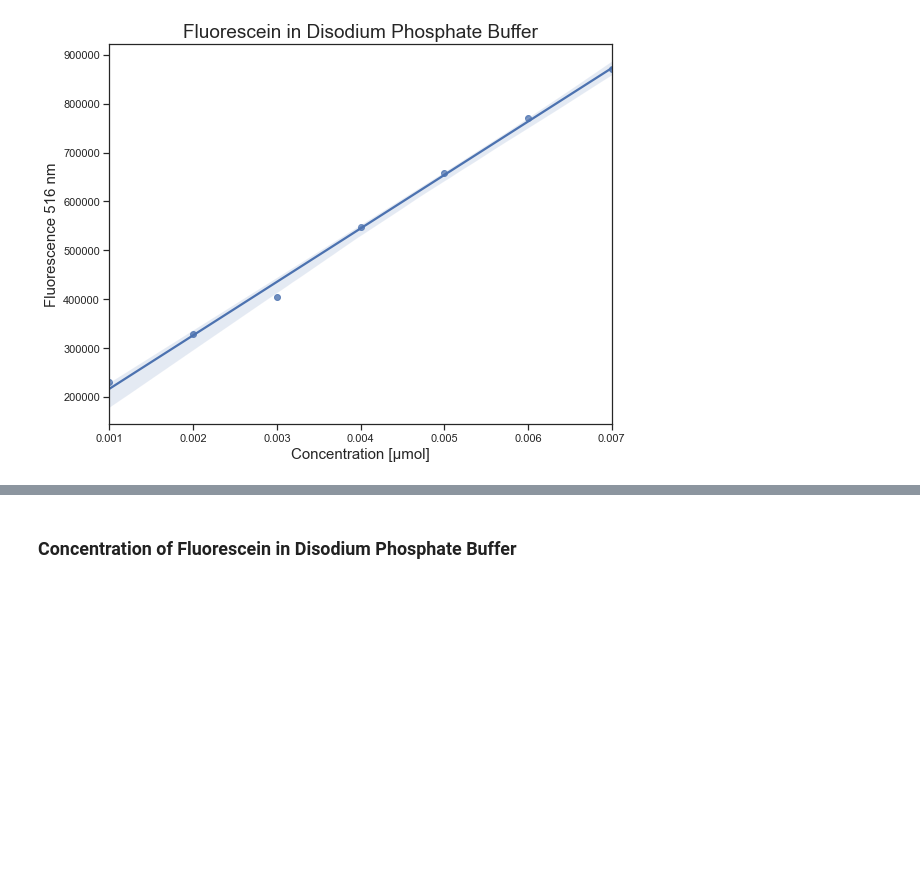
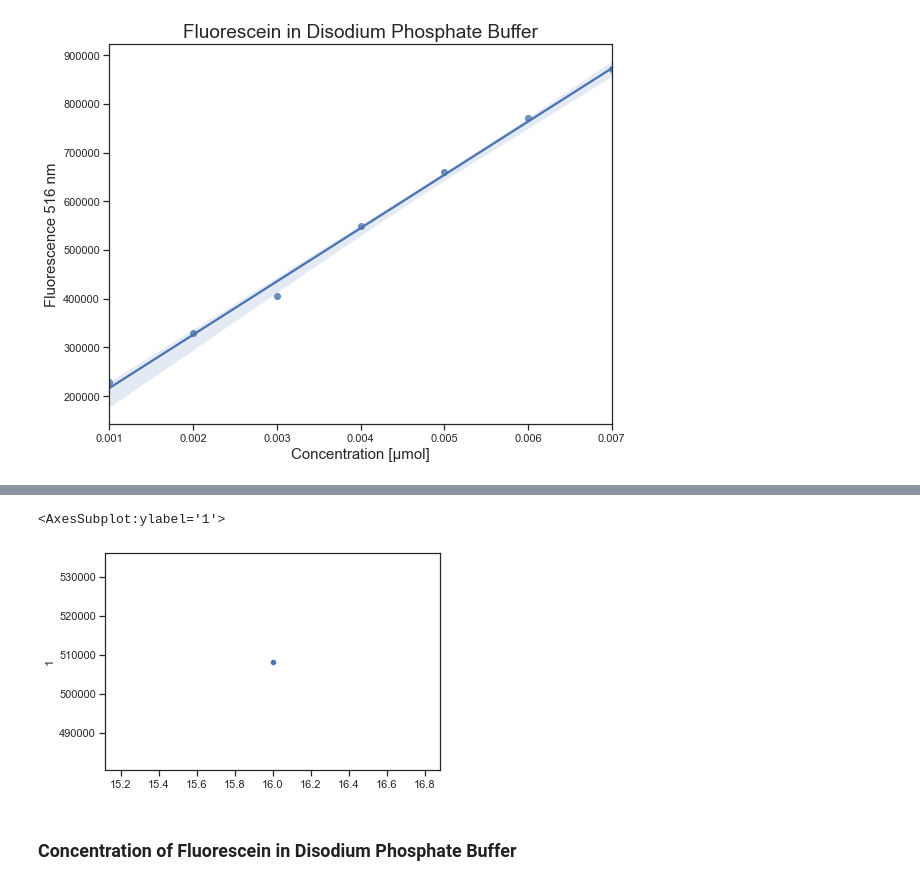
Before and after one commit to ChrisMontez/Spectrofluorometry, a Jupyter notebook: Data Analysis.ipynb, the cells around one changed output, grey strips where cells are left out. Drawn from its saved outputs; the diff is of its cells as text; code cells hidden in the pictures; blank space fills up the shorter version.

```diff
--- a/Data Analysis.ipynb
+++ b/Data Analysis.ipynb
@@ -71,3 +84,8 @@ Text(0.5, 0, 'Concentration [μmol]')
+# %%
+sns.scatterplot(data = analyte_Y_fluoro)
+# %% [output]
+<AxesSubplot:ylabel='1'>
+[figure, added]
 # %% [markdown]
 ### Concentration of Fluorescein in Disodium Phosphate Buffer
 # %%
```
Also changed, not shown: parts of 6 cells of this notebook, 2 other files.
